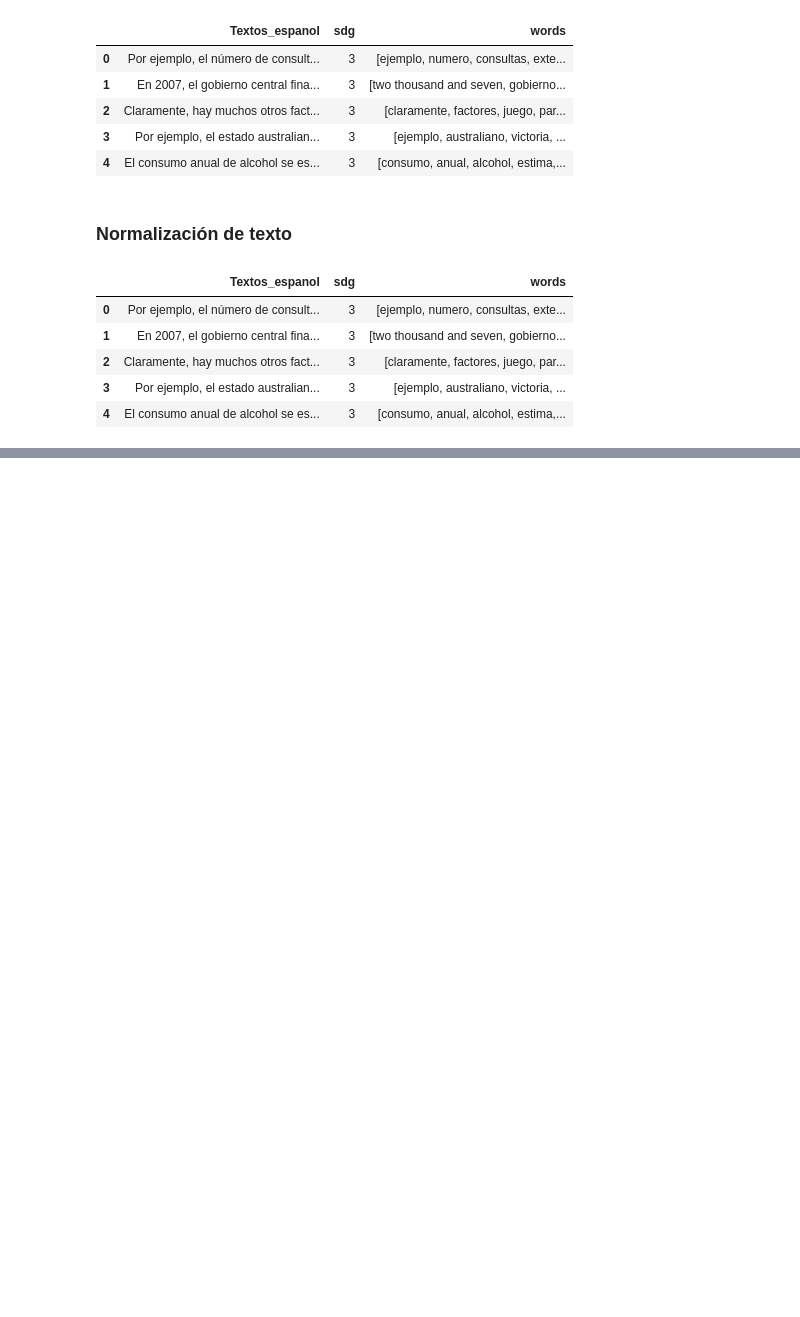
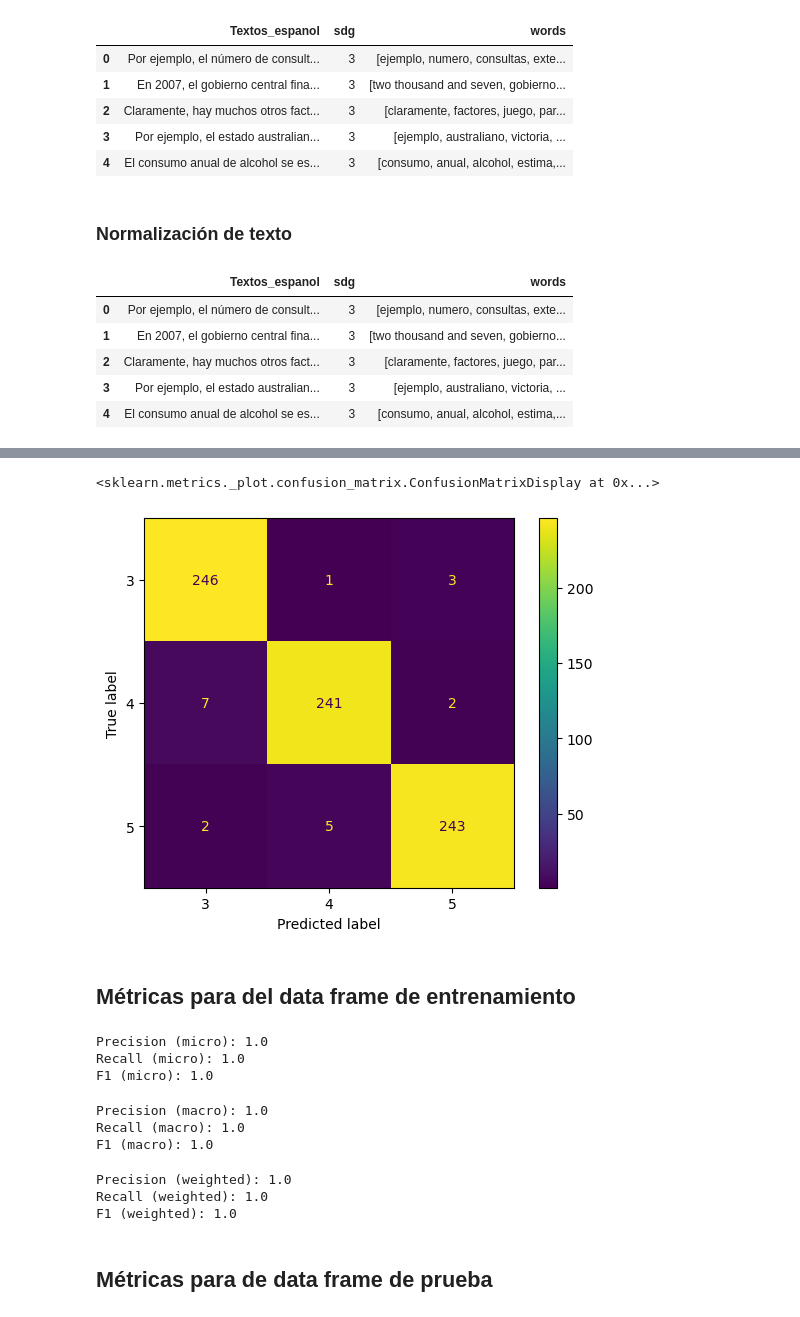
Before and after one commit to pdazad/ProyectoBI-G17, a Jupyter notebook: Etapa1/Fases/Modelado/AnalisisTextosODS.ipynb, the cells around one changed output, grey strips where cells are left out. Saved outputs shown, nothing was run; the diff lists cells and outputs as text; code cells hidden in the pictures; blank space fills up the shorter version.

```diff
--- a/Etapa1/Fases/Modelado/AnalisisTextosODS.ipynb
+++ b/Etapa1/Fases/Modelado/AnalisisTextosODS.ipynb
@@ -328,0 +462,33 @@ data_t.head(5)
+# %%
+ConfusionMatrixDisplay.from_predictions(y_test, y_test_tfidf_predict)
+# %% [output]
+<sklearn.metrics._plot.confusion_matrix.ConfusionMatrixDisplay at 0x...>
+[figure, added]
+# %% [markdown]
+## Métricas para del data frame de entrenamiento
+# %%
+print("Precision (micro):", precision_score(y_train, y_train_tfidf_predict, average='micro'))
+print("Recall (micro):", recall_score(y_train, y_train_tfidf_predict, average='micro'))
+print("F1 (micro):", f1_score(y_train, y_train_tfidf_predict, average='micro'))
+# %% [output]
+Precision (micro): 1.0
+Recall (micro): 1.0
+F1 (micro): 1.0
+# %%
+print("Precision (macro):", precision_score(y_train, y_train_tfidf_predict, average='macro'))
+print("Recall (macro):", recall_score(y_train, y_train_tfidf_predict, average='macro'))
+print("F1 (macro):", f1_score(y_train, y_train_tfidf_predict, average='macro'))
+# %% [output]
+Precision (macro): 1.0
+Recall (macro): 1.0
+F1 (macro): 1.0
+# %%
+print("Precision (weighted):", precision_score(y_train, y_train_tfidf_predict, average='weighted'))
+print("Recall (weighted):", recall_score(y_train, y_train_tfidf_predict, average='weighted'))
+print("F1 (weighted):", f1_score(y_train, y_train_tfidf_predict, average='weighted'))
+# %% [output]
+Precision (weighted): 1.0
+Recall (weighted): 1.0
+F1 (weighted): 1.0
+# %% [markdown]
+## Métricas para de data frame de prueba
```
Also changed, not shown: parts of 68 cells of this notebook, 2 other files.
